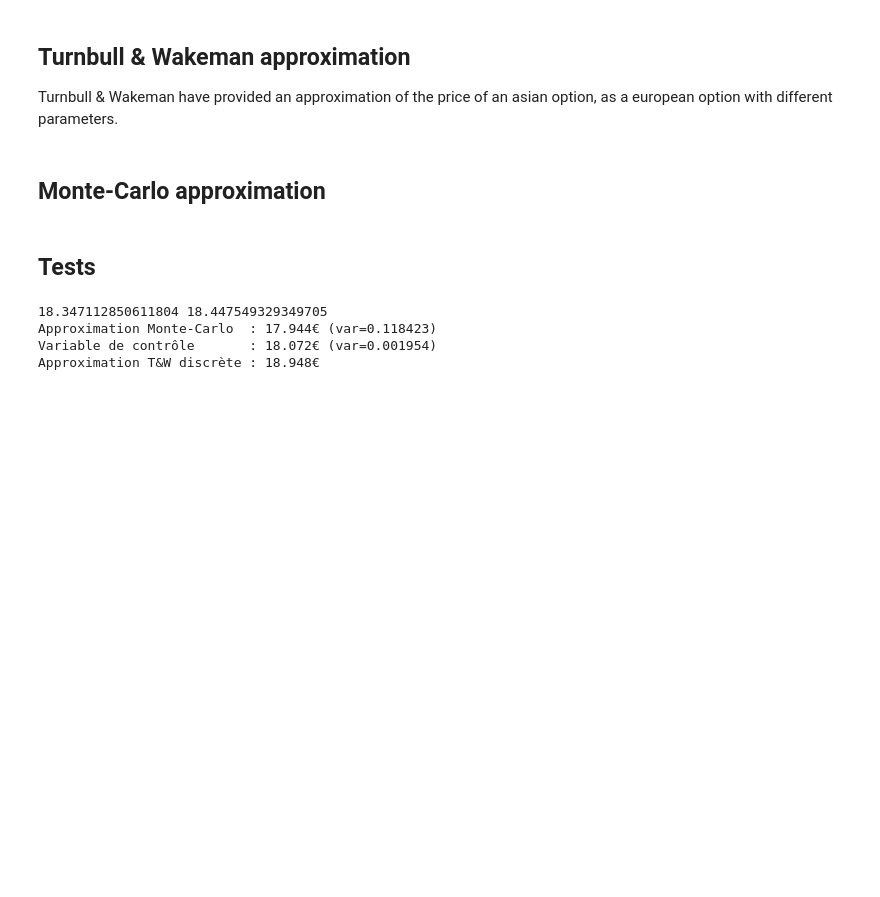
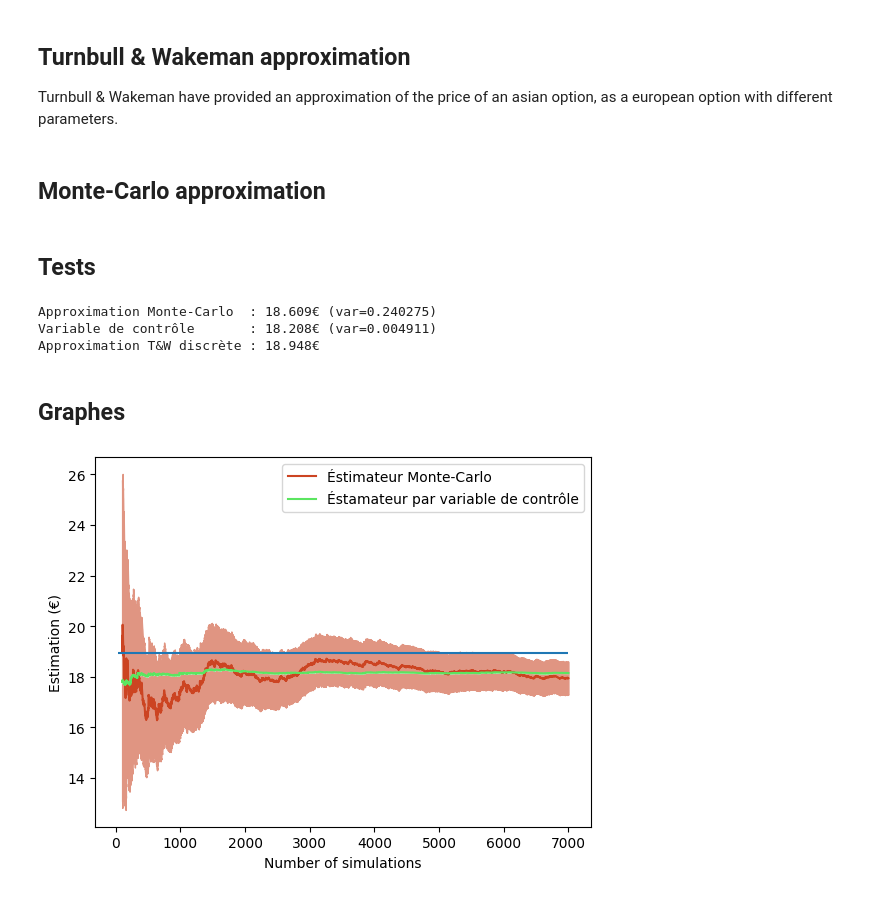
Before and after one commit to Sh3xe/asian-option-pricing, a Jupyter notebook: pricing.ipynb, the cells around one changed output. Drawn from its saved outputs; the diff is of its cells as text; code cells hidden in the pictures; blank space fills up the shorter version.

Commit message:
Plotting

```diff
--- a/pricing.ipynb
+++ b/pricing.ipynb
@@ -118,7 +116,7 @@ T = 6
 # Risk-free rate
 r = 0.02
 # Number of simulations (monte-carlo)
-N = 10000
+N = 7000
 # Path subdivisions
 n = 20
 # %%
@@ -130,7 +128,70 @@ print(f"Approximation Monte-Carlo  : {mc_approx:.3f}€ (var={var:.6f})")
 print(f"Variable de contrôle       : {mc_approx_c:.3f}€ (var={var_c:.6f})")
 print(f"Approximation T&W discrète : {tnw_approx:.3f}€")
 # %% [output]
-18.347112850611804 18.447549329349705
-Approximation Monte-Carlo  : 17.944€ (var=0.118423)
-Variable de contrôle       : 18.072€ (var=0.001954)
+Approximation Monte-Carlo  : 18.609€ (var=0.240275)
+Variable de contrôle       : 18.208€ (var=0.004911)
 Approximation T&W discrète : 18.948€
+# %% [markdown]
+## Graphes
+# %%
+def var_evolution(arr):
+	output_arr = np.zeros(len(arr)-2)
+	for i in range(len(output_arr)):
+		output_arr[i] = arr[:i+2].var(ddof=1) / (i+1)
+	return output_arr
+# %%
+num_paths = N     # Size of Monte-Carlo simulation
+num_subdivs = n   # Number of steps for brownian motion
+num_samples = 100 # Number of sample for the graphs
+
+start_index = 100 # Starting plot index
+GREEN = "#5be560"
+RED = "#cc4422"
+FILL_RED = "#e09582"
+FILL_GREEN = "#b0e8b2"
+
+# Calculation of the paths
+price_paths = price_paths_bs(r, sig, T, S0, num_paths, num_subdivs)
+
+# Control variable monte-carlo
+r_e, sig_e = ctrl_coeffs(r, sig, num_subdivs)
+control_mean = call_eur_bs(r_e, sig_e, T, S0, K)
+asian_mc_samples = np.maximum(price_paths.mean(axis=1) - K, 0)
+control_samples = np.maximum(np.exp( np.log(price_paths)[:,1:].mean(axis=1) ) - K, 0)
+asian_ctrl_mc_samples = np.exp(-r*T)*(asian_mc_samples - control_samples + control_mean)
+asian_mc_samples *= np.exp(-r*T)
+
+# TWN approx
+tnw_approx = call_asian_bs_tnw(r, sig, T, S0, K, num_subdivs=n)
+
+# Evolution of the Monte-Carlo simulation
+mean_vec = np.array([(1/i) for i in range(1, len(asian_mc_samples)+1)])
+asian_mc_evol = asian_mc_samples.cumsum() * mean_vec
+asian_mc_ctrl_evol = asian_ctrl_mc_samples.cumsum() * mean_vec
+
+# Calculation of the variance
+asian_mc_std = np.sqrt(var_evolution(asian_mc_samples))
+asian_mc_lower_bound = asian_mc_evol[2:] -1.61*asian_mc_std
+asian_mc_upper_bound = asian_mc_evol[2:] +1.61*asian_mc_std
+
+asian_mc_ctrl_std = np.sqrt(var_evolution(asian_mc_ctrl_evol))
+asian_mc_ctrl_lower_bound = asian_mc_ctrl_evol[2:] -1.61*asian_mc_ctrl_std
+asian_mc_ctrl_upper_bound = asian_mc_ctrl_evol[2:] +1.61*asian_mc_ctrl_std
+
+# Ploting
+x = np.arange(start=start_index, stop=len(asian_mc_ctrl_evol), step=1)
+
+plt.plot(x, asian_mc_evol[start_index:], c=RED, label="Éstimateur Monte-Carlo")
+plt.fill_between(x, asian_mc_lower_bound[start_index-2:], asian_mc_upper_bound[start_index-2:], color=FILL_RED)
+
+plt.plot(x, asian_mc_ctrl_evol[start_index:], c=GREEN, label="Éstimateur par variable de contrôle")
+plt.fill_between(x, asian_mc_ctrl_lower_bound[start_index-2:], asian_mc_ctrl_upper_bound[start_index-2:], color=FILL_GREEN)
+
+plt.hlines(tnw_approx, xmin=30, xmax=N)
+plt.xlabel("Number of simulations")
+plt.ylabel("Estimation (€)")
+plt.legend()
+plt.savefig("out.png", dpi=300)
+plt.show()
+# %% [output]
+[figure, added]
```
Also changed, not shown: parts of 1 cell of this notebook.
